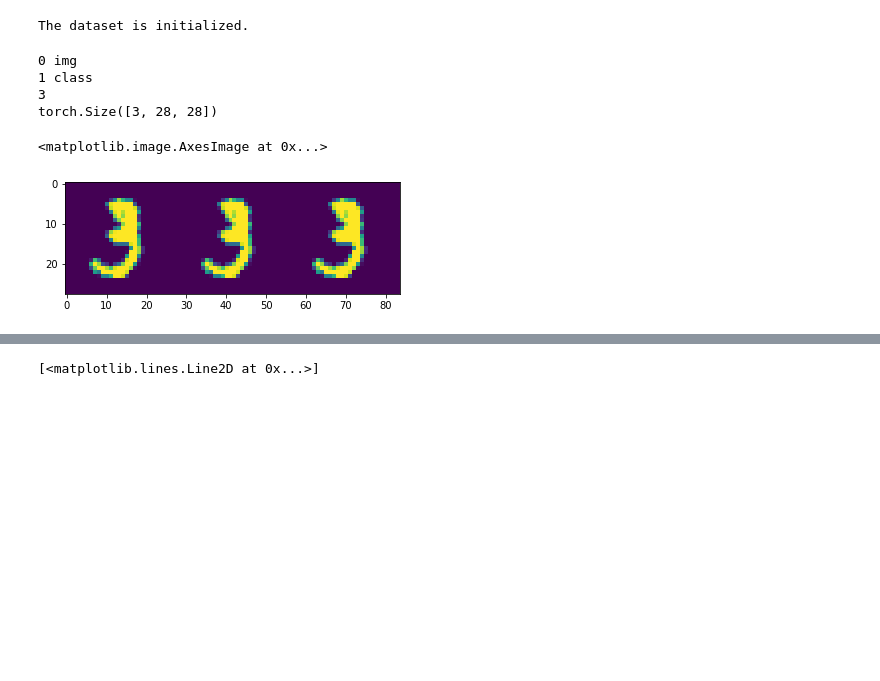
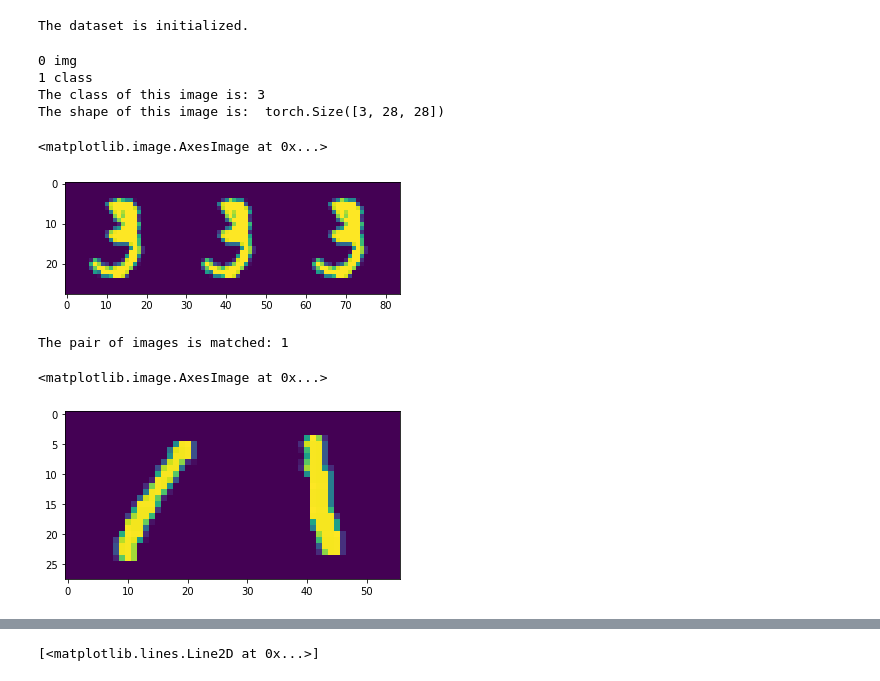
Before and after one commit to xinmiaow/CPSC533R, a Jupyter notebook: Assignment01/assignment1.ipynb, the cells around one changed output, grey strips where cells are left out. Cells and saved outputs as stored; diff of their text form; code cells hidden in the pictures; blank space fills up the shorter version.

```diff
--- a/Assignment01/assignment1.ipynb
+++ b/Assignment01/assignment1.ipynb
@@ -23,6 +23,16 @@ class myMNIST_wrapper(torch.utils.data.Dataset):
 
   def __len__(self):
     return len(self.ds)
+
+  # Task IV: return two images and a binary variable
+  def pairs(self, index1, index2):
+    img1, label1 = self.ds[index1]
+    img2, label2 = self.ds[index2]
+    if label1 == label2:
+      matching_class_label = 1
+    else:
+      matching_class_label = 0
+    return {'img1':img1, 'img2':img2, 'matching_pair':matching_class_label}
 # %%
 # Use standard FashionMNIST dataset
 def gray_to_color(x):
@@ -53,16 +63,24 @@ for i,v in enumerate(sample):
   else:
     print(i,v)
 
-print(sample['class'])
-print(sample['img'].shape)
+print("The class of this image is:", sample['class'])
+print("The shape of this image is: ", sample['img'].shape)
 plt.imshow(torch.cat([sample['img'][0],
           sample['img'][1],
           sample['img'][2]],dim=1).numpy().squeeze())
-# plt.imshow(sample['img'][0].numpy().squeeze())
 # %% [output]
 0 img
 1 class
-3
-torch.Size([3, 28, 28])
+The class of this image is: 3
+The shape of this image is:  torch.Size([3, 28, 28])
 <matplotlib.image.AxesImage at 0x...>
 [figure]
+# %%
+sample_pair = train_set.pairs(3, 6)
+print("The pair of images is matched:", sample_pair['matching_pair'])
+plt.imshow(torch.cat([sample_pair['img1'][0],
+          sample_pair['img2'][0]], dim=1).numpy().squeeze())
+# %% [output]
+The pair of images is matched: 1
+<matplotlib.image.AxesImage at 0x...>
+[figure, added]
```
Also changed, not shown: parts of 4 cells of this notebook.
